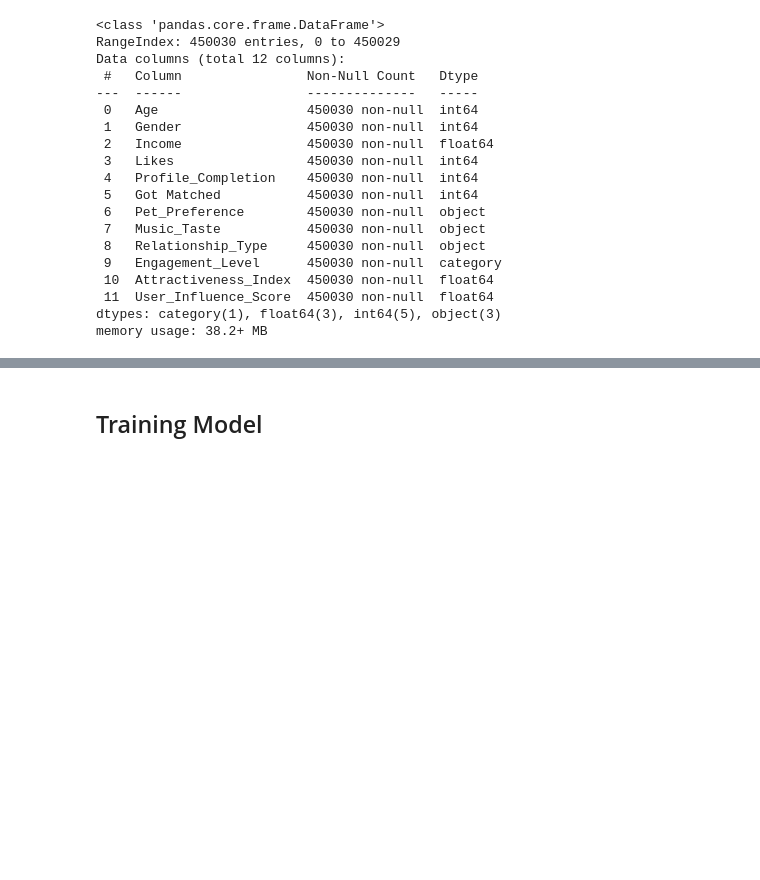
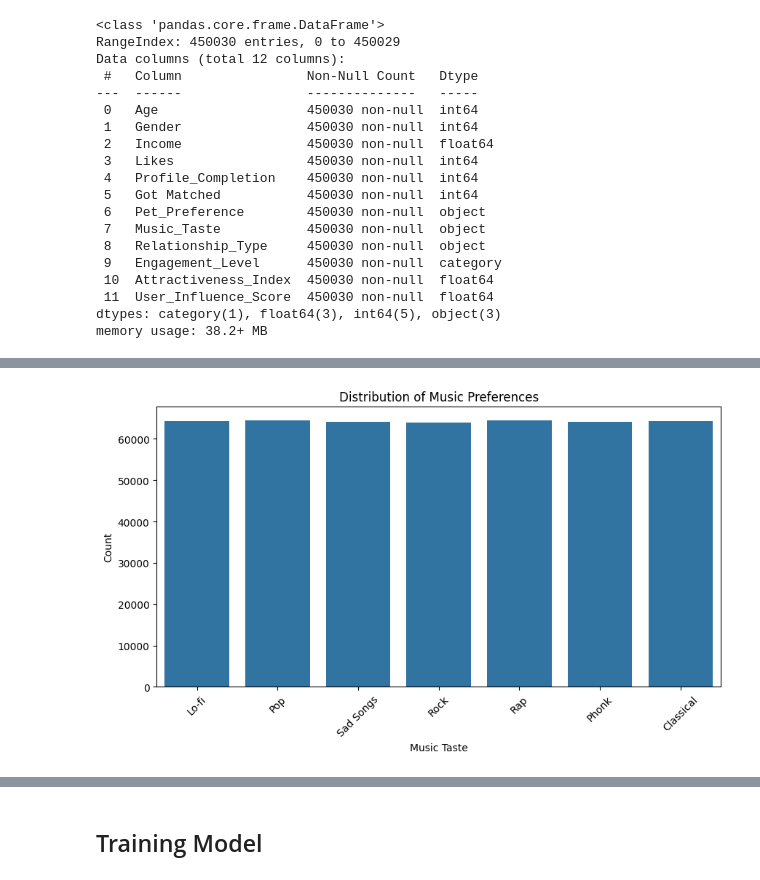
Before and after one commit to TomHArdy22311/Match-Craft, a Jupyter notebook: Untitled.ipynb, the cells around one changed output, grey strips where cells are left out. Cells and saved outputs as stored; diff of their text form; code cells hidden in the pictures; blank space fills up the shorter version.

```diff
--- a/Untitled.ipynb
+++ b/Untitled.ipynb
@@ -451,0 +501,17 @@ memory usage: 38.2+ MB
+# %%
+plt.figure(figsize=(10,5))
+
+sns.countplot(
+    x='Music_Taste',
+    data=df
+)
+
+plt.title('Distribution of Music Preferences')
+plt.xlabel('Music Taste')
+plt.ylabel('Count')
+
+plt.xticks(rotation=45)
+
+plt.show()
+# %% [output]
+[figure, added]
```
Also changed, not shown: parts of 7 cells of this notebook, 4 other files.
